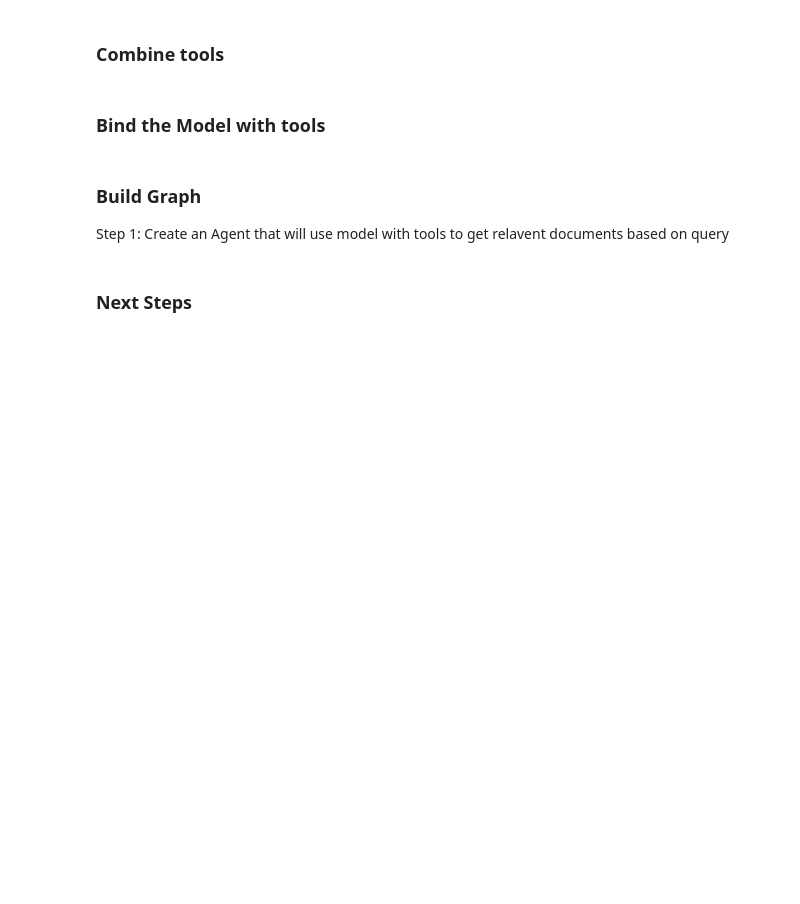
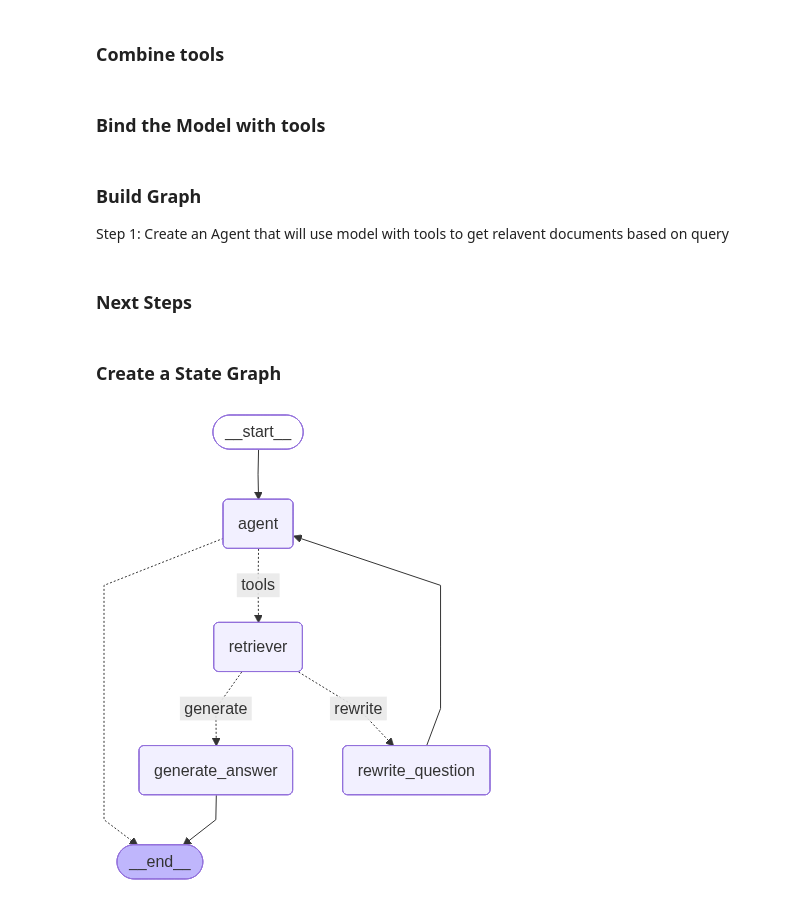
Before and after one commit to sjagadee/agentic_ai_ete, a Jupyter notebook: 7_Agentic_RAG/1_agentic_rag.ipynb, the cells around one changed output. Drawn from its saved outputs; the diff is of its cells as text; code cells hidden in the pictures; blank space fills up the shorter version.

Commit message:
update to agentic rag

```diff
--- a/7_Agentic_RAG/1_agentic_rag.ipynb
+++ b/7_Agentic_RAG/1_agentic_rag.ipynb
@@ -153,3 +179,11 @@ def agent(state: AgentState) -> AgentState:
     return {"messages": [response]}
 # %% [markdown]
 ### Next Steps
+# %%
+# Add Structured Schema for Grading
+class GradeSchema(BaseModel):
+    """Binary score for relevance check"""
+    binary_score: Literal["yes", "no"] = Field(description="Binary score for relevance check, with yes or no")
+
+# Now update the Model with this schema so that we can get only binary score
+model_with_schema = model.with_structured_output(GradeSchema)
@@ -155,0 +245,39 @@ def agent(state: AgentState) -> AgentState:
+# %%
+def rewrite_question_node(state: AgentState) -> AgentState:
+    messages = state["messages"]
+
+    question = messages[0].content
+
+    messages = [
+        SystemMessage(content=f"You are an assistant that will rewrite the question"),
+        HumanMessage(content=f"""Look at the question below and rewrite it,
+                     to be more specific and clear based symantic intent \n\n
+                     Question: {question} \n\n
+                     Rewritten Question: """),
+    ]
+
+    response = model.invoke(messages)
+
+    return {"messages": [response]}
+# %%
+retriever_node = ToolNode(tools)
+# %% [markdown]
+### Create a State Graph
+# %%
+graph = StateGraph(AgentState)
+
+graph.add_node("agent", agent_node)
+graph.add_node("retriever", retriever_node)
+graph.add_node("generate_answer", generate_answer_node)
+graph.add_node("rewrite_question", rewrite_question_node)
+
+graph.add_edge(START, "agent")
+graph.add_conditional_edges("agent", tools_condition, {"tools": "retriever", END: END})
+graph.add_conditional_edges("retriever", grade_docs_node, {"generate": "generate_answer", "rewrite": "rewrite_question"})
+graph.add_edge("rewrite_question", "agent")
+graph.add_edge("generate_answer", END)
+
+workflow = graph.compile()
+workflow
+# %% [output]
+[figure, added]
```
Also changed, not shown: parts of 12 cells of this notebook.
